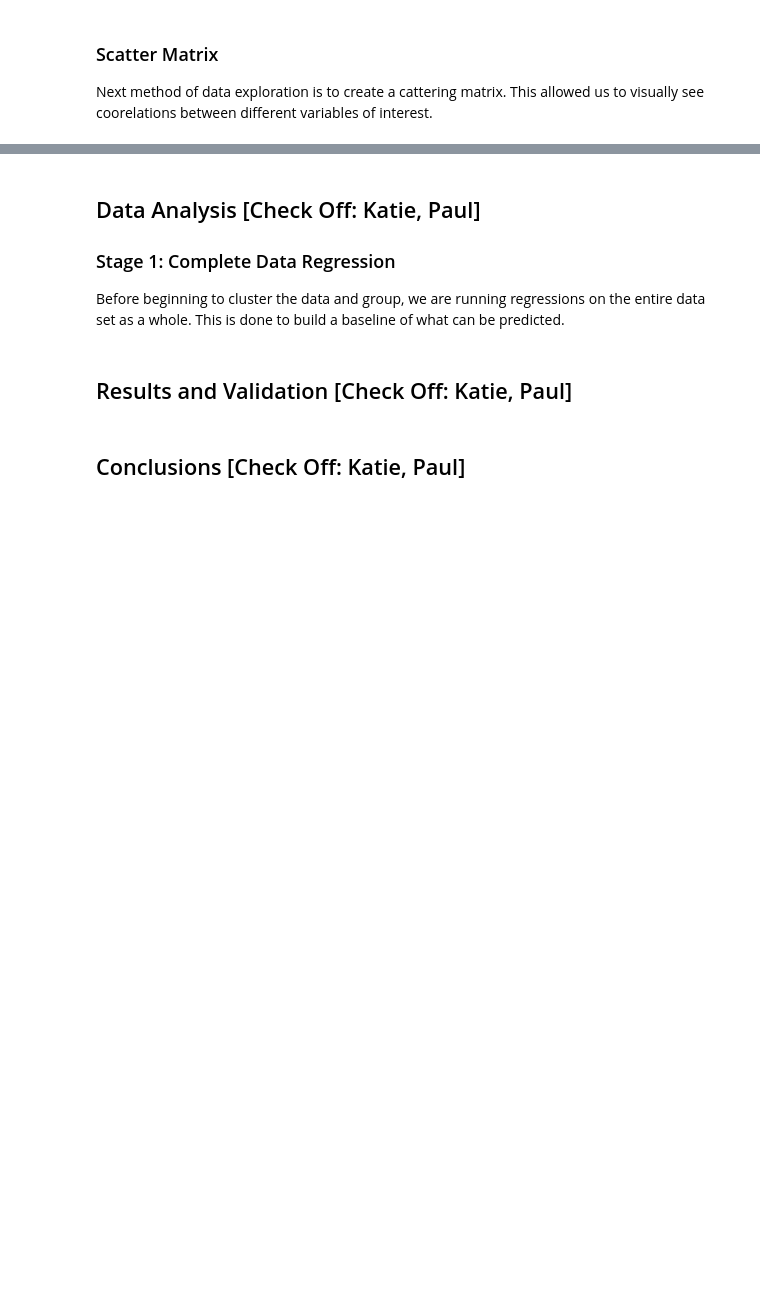
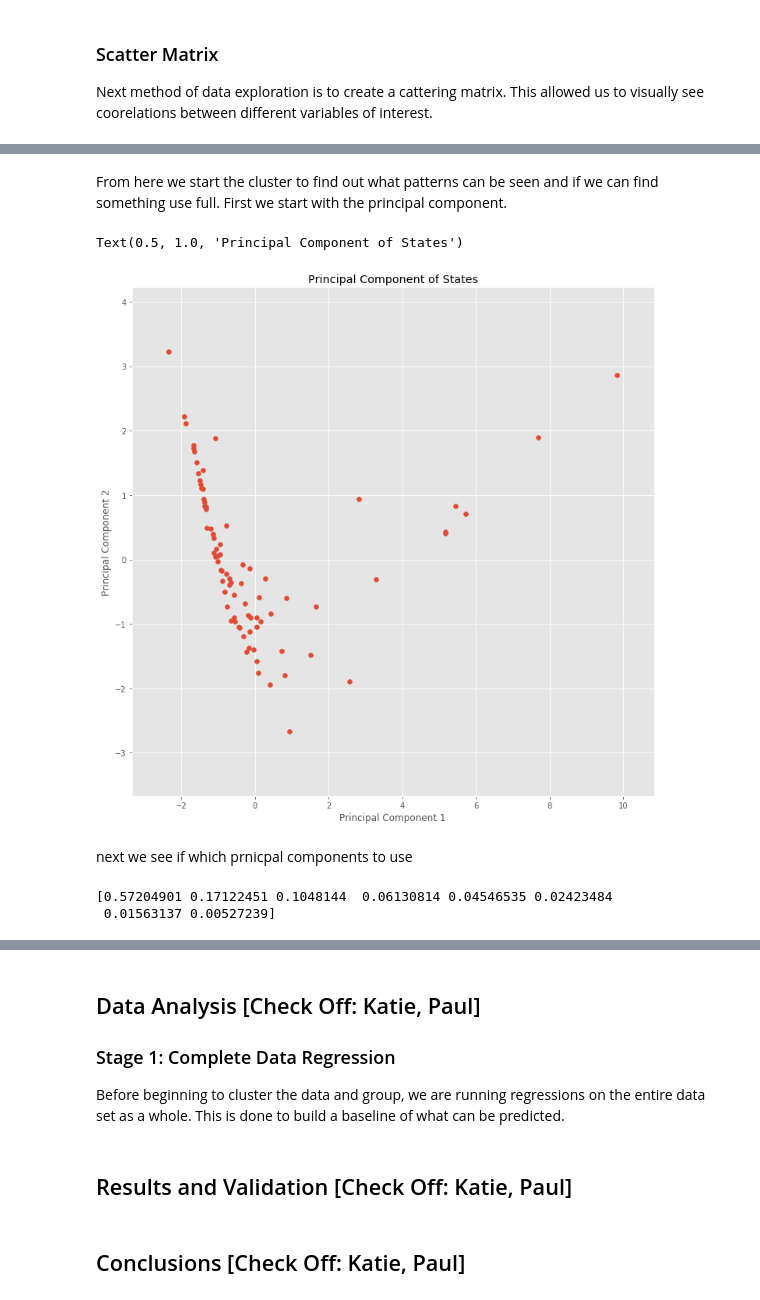
Before and after one commit to pmundot/Earthquakes, a Jupyter notebook: Final_Report_Team_Fugacity/Final Report_Team Fugacity [IN PROGRESS].ipynb, the cells around one changed output, grey strips where cells are left out. Saved outputs shown, nothing was run; the diff lists cells and outputs as text; code cells hidden in the pictures; blank space fills up the shorter version.

```diff
--- a/Final_Report_Team_Fugacity/Final Report_Team Fugacity [IN PROGRESS].ipynb
+++ b/Final_Report_Team_Fugacity/Final Report_Team Fugacity [IN PROGRESS].ipynb
@@ -92,6 +100,7 @@ data_2020 = data_2020.rename(columns = {"Epicenter" : "Country", "Region (Epicen
 # %%
 # Concatenate Dataframes into a Single Dataset
 earthquake_data = pd.concat([data_2017, data_2018, data_2019, data_2020], sort = False).reset_index(drop = True)
+Database = pd.concat([data_2019, data_2020], sort = False).reset_index(drop = True)
 # %%
 # Convert "Intensity (MMI / JMA)" Column from Roman Numerals to Integers
 earthquake_data['Intensity (MMI / JMA)']=earthquake_data['Intensity (MMI / JMA)'].str.replace('+',' ')
@@ -99,6 +108,12 @@ earthquake_data['Intensity (MMI / JMA)']=earthquake_data['Intensity (MMI / JMA)'
 earthquake_data['Intensity (MMI / JMA)']=earthquake_data['Intensity (MMI / JMA)'].str.replace('JMA',' ')
 earthquake_data['Intensity (MMI / JMA)']=earthquake_data['Intensity (MMI / JMA)'].str.replace('/ 7',' ')
 earthquake_data['Intensity (MMI / JMA)']=earthquake_data['Intensity (MMI / JMA)'].str.replace('Shindo ','')
+
+Database['Intensity (MMI / JMA)']=Database['Intensity (MMI / JMA)'].str.replace('+',' ')
+Database['Intensity (MMI / JMA)']=Database['Intensity (MMI / JMA)'].str.replace('-',' ')
+Database['Intensity (MMI / JMA)']=Database['Intensity (MMI / JMA)'].str.replace('JMA',' ')
+Database['Intensity (MMI / JMA)']=Database['Intensity (MMI / JMA)'].str.replace('/ 7',' ')
+Database['Intensity (MMI / JMA)']=Database['Intensity (MMI / JMA)'].str.replace('Shindo ','')
 
 def roman_to_number(num):
     rom_val = {'I': 1, 'V': 5, 'X': 10, 'L':50 , 'C':100, 'D':500, 'M':1000}
@@ -136,6 +151,7 @@ def change(num):
     else:
         return(num)
 earthquake_data['Intensity (MMI / JMA)']=[change(chest) for chest in earthquake_data['Intensity (MMI / JMA)']]
+Database['Intensity (MMI / JMA)']=[change(chest) for chest in Database['Intensity (MMI / JMA)']]
 # %%
 # Print Cleaned DataFrame
 earthquake_data
@@ -377,0 +531,25 @@ for x in range(n):
+# %% [markdown]
+From here we start the cluster to find out what patterns can be seen and if we can find something use full. First we start with the principal component.
+# %%
+dat=Database[['Magnitude','Intensity (MMI / JMA)','Fatalities','Injuries','displaced','Impact value (D)','buildings damaged','buildings destroyed']].dropna()
+sca=scale(dat)
+pca_model = PCA()
+X_PCA = pca_model.fit_transform(sca)
+fig, ax = plt.subplots()
+ax.set_xlim(X_PCA[:,0].min()-1,X_PCA[:,0].max()+1)
+ax.set_ylim(X_PCA[:,1].min()-1,X_PCA[:,1].max()+1)
+plt.scatter(X_PCA[:,0],X_PCA[:,1])
+plt.xlabel('Principal Component 1')
+plt.ylabel('Principal Component 2')
+plt.title('Principal Component of States')
+# %% [output]
+Text(0.5, 1.0, 'Principal Component of States')
+[figure, added]
+# %% [markdown]
+next we see if which prnicpal components to use
+# %%
+var_ratio = pca_model.explained_variance_ratio_
+print(var_ratio)
+# %% [output]
+[0.57204901 0.17122451 0.1048144  0.06130814 0.04546535 0.02423484
+ 0.01563137 0.00527239]
```
Also changed, not shown: parts of 17 cells of this notebook.
